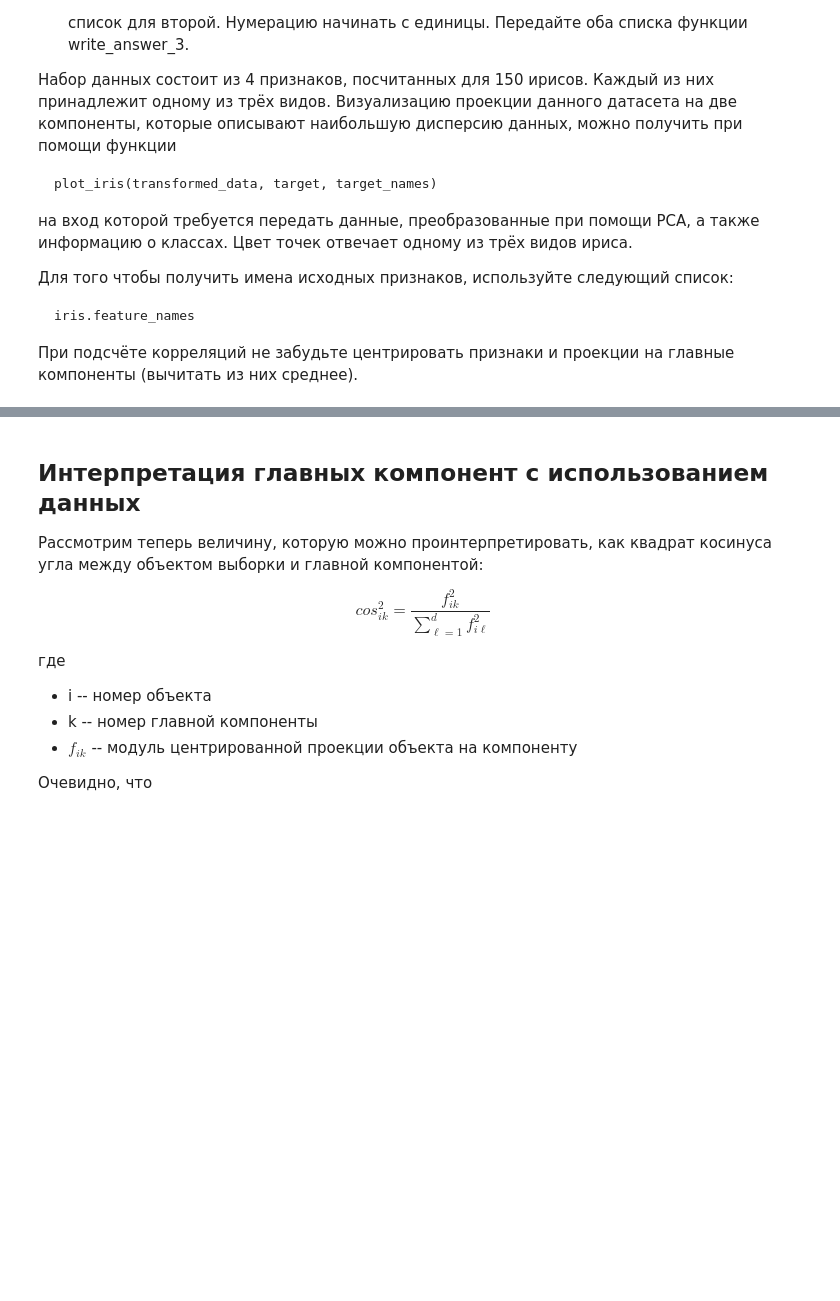
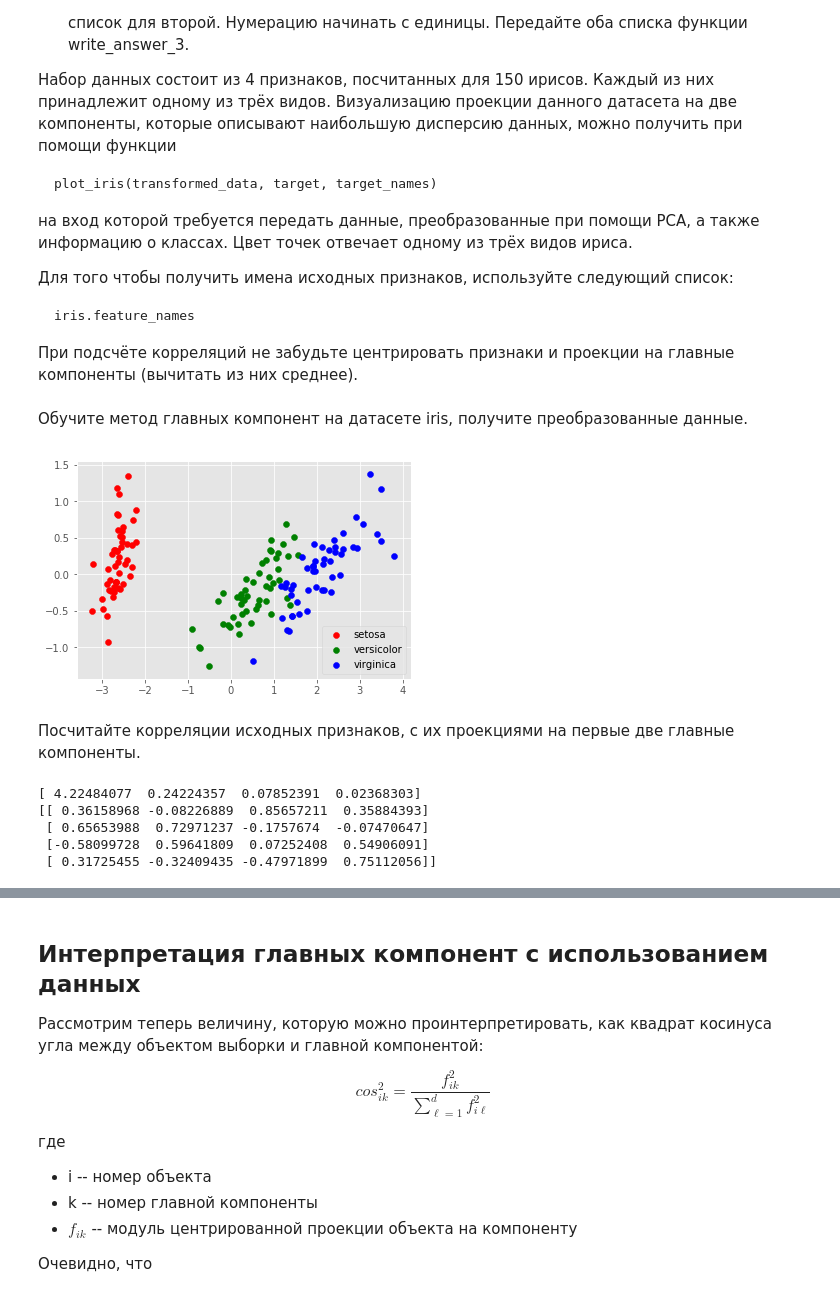
Before and after one commit to igor-storozhev/coursera-cmp3, a Jupyter notebook: w2/PCA.ipynb, the cells around one changed output, grey strips where cells are left out. Cells and saved outputs as stored; diff of their text form; code cells hidden in the pictures; blank space fills up the shorter version.

```diff
--- a/w2/PCA.ipynb
+++ b/w2/PCA.ipynb
@@ -461,3 +595,24 @@ target = iris.target
 target_names = iris.target_names
 
 # place your code here
+# %% [markdown]
+Обучите метод главных компонент на датасете iris, получите преобразованные данные.
+# %%
+model = PCA()
+model.fit(data)
+z = model.transform(data)
+# %%
+plot_iris(z, target, target_names)
+# %% [output]
+[figure, added]
+# %% [markdown]
+Посчитайте корреляции исходных признаков, с их проекциями на первые две главные компоненты.
+# %%
+print model.explained_variance_
+print model.components_
+# %% [output]
+[ 4.22484077  0.24224357  0.07852391  0.02368303]
+[[ 0.36158968 -0.08226889  0.85657211  0.35884393]
+ [ 0.65653988  0.72971237 -0.1757674  -0.07470647]
+ [-0.58099728  0.59641809  0.07252408  0.54906091]
+ [ 0.31725455 -0.32409435 -0.47971899  0.75112056]]
```
Also changed, not shown: parts of 54 cells of this notebook.
